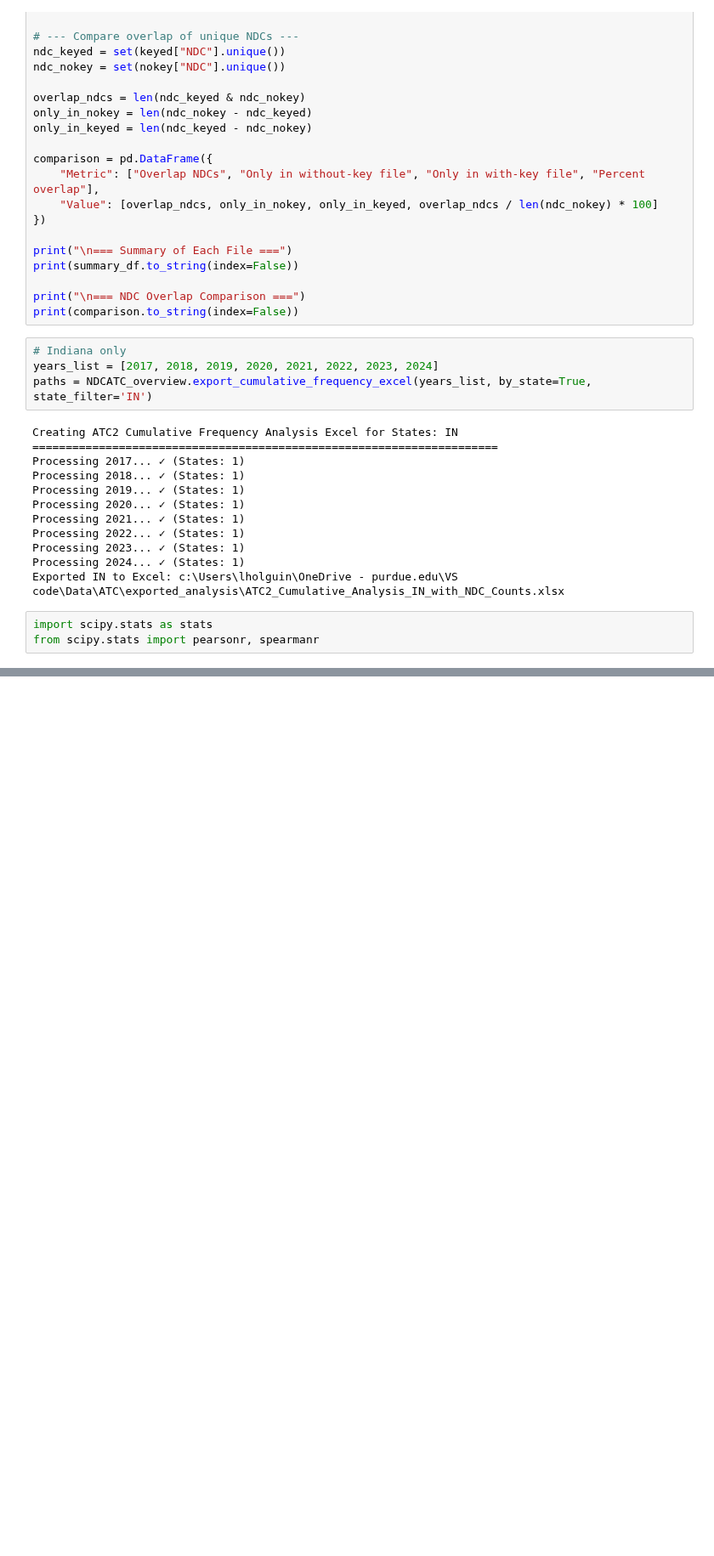
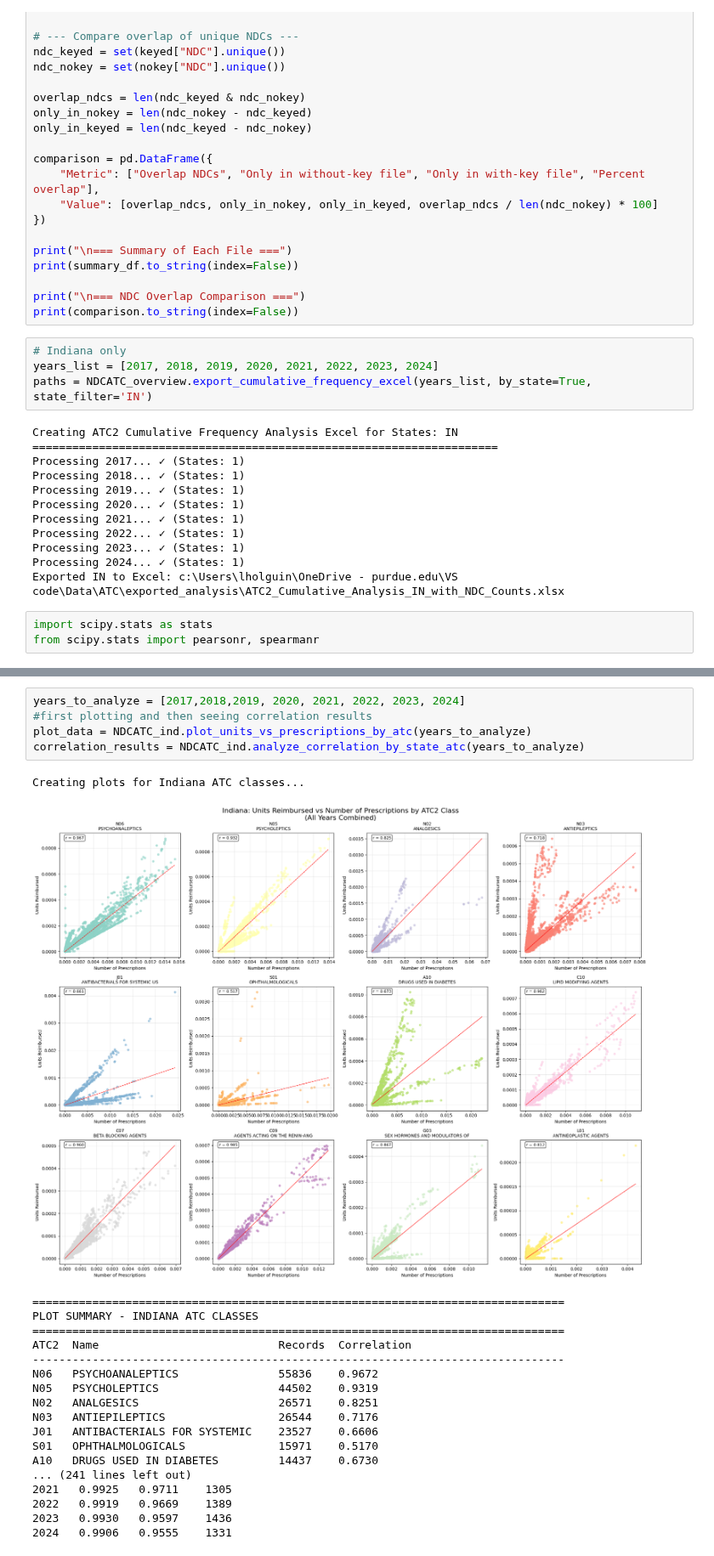
Before and after one commit to Lilianptr/DCMME, a Jupyter notebook: ATC/NDC_ATC_condensed.ipynb, the cells around one changed output, grey strips where cells are left out. Shown at 85% size. Drawn from its saved outputs; the diff is of its cells as text; blank space fills up the shorter version.

```diff
--- a/ATC/NDC_ATC_condensed.ipynb
+++ b/ATC/NDC_ATC_condensed.ipynb
@@ -1084,0 +1217,25 @@ class NDCATC_ind:
+# %%
+years_to_analyze = [2017,2018,2019, 2020, 2021, 2022, 2023, 2024]
+#first plotting and then seeing correlation results
+plot_data = NDCATC_ind.plot_units_vs_prescriptions_by_atc(years_to_analyze)
+correlation_results = NDCATC_ind.analyze_correlation_by_state_atc(years_to_analyze)
+# %% [output]
+Creating plots for Indiana ATC classes...
+[figure, added]
+================================================================================
+PLOT SUMMARY - INDIANA ATC CLASSES
+================================================================================
+ATC2  Name                           Records  Correlation
+--------------------------------------------------------------------------------
+N06   PSYCHOANALEPTICS               55836    0.9672
+N05   PSYCHOLEPTICS                  44502    0.9319
+N02   ANALGESICS                     26571    0.8251
+N03   ANTIEPILEPTICS                 26544    0.7176
+J01   ANTIBACTERIALS FOR SYSTEMIC    23527    0.6606
+S01   OPHTHALMOLOGICALS              15971    0.5170
+A10   DRUGS USED IN DIABETES         14437    0.6730
+... (241 lines left out)
+2021   0.9925   0.9711    1305
+2022   0.9919   0.9669    1389
+2023   0.9930   0.9597    1436
+2024   0.9906   0.9555    1331
```
Also changed, not shown: parts of 2 cells of this notebook, 1 other file.
